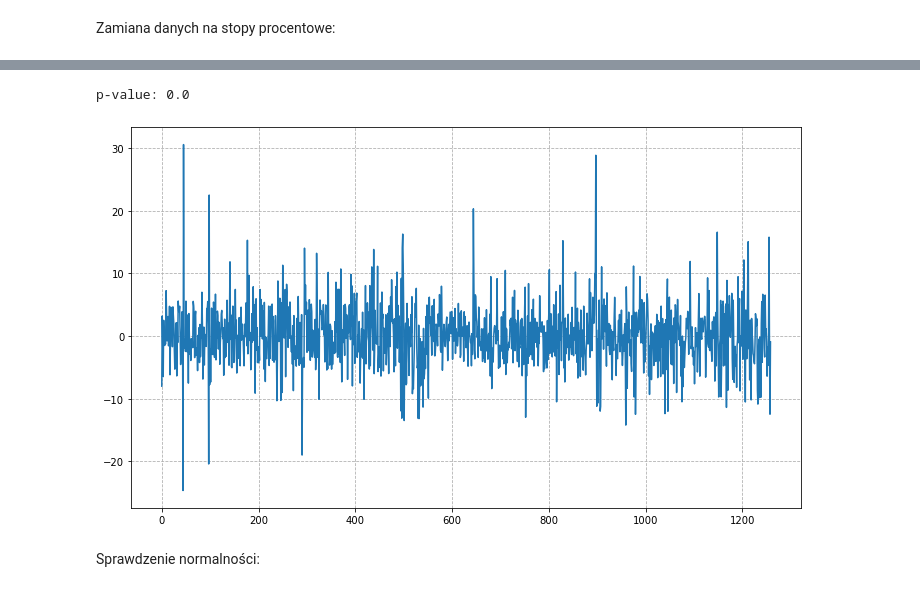
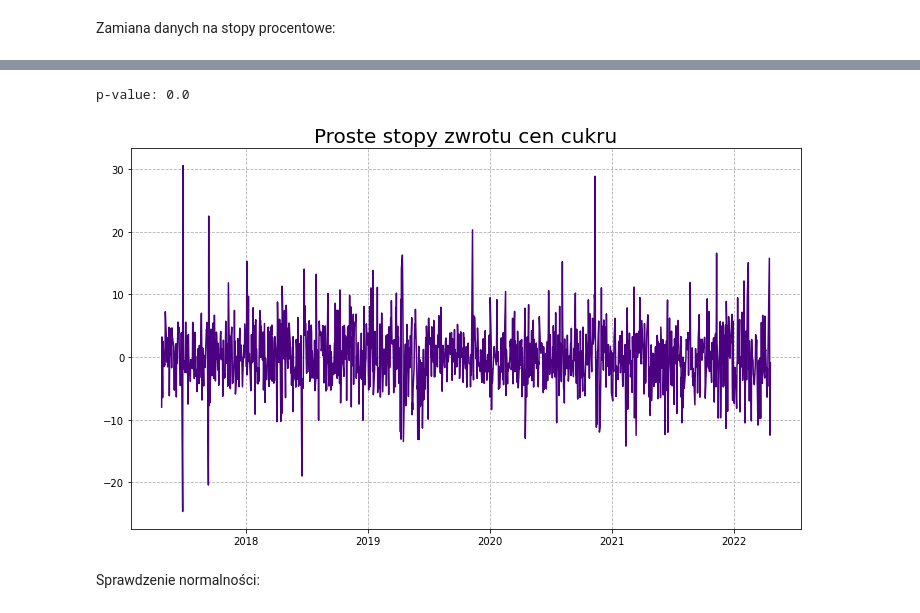
Before and after one commit to KatarzynaTurbanska/enterprise_risk_management, a Jupyter notebook: miary_ryzyka.ipynb, the cells around one changed output, grey strips where cells are left out. Cells and saved outputs as stored; diff of their text form; code cells hidden in the pictures.

```diff
--- a/miary_ryzyka.ipynb
+++ b/miary_ryzyka.ipynb
@@ -15,6 +15,7 @@ warnings.filterwarnings("ignore")
 plt.rcParams["figure.figsize"] = (12,7)
 plt.rcParams['axes.grid'] = True
 plt.rcParams['grid.linestyle'] = "--"
+plt.rcParams['savefig.facecolor']='white'
 # %% [markdown]
 # 1. Analiza jednowymiarowa.
 # %% [markdown]
@@ -91,11 +96,13 @@ p-value: 1.6507126062903223e-23
 # %%
 result = adfuller(sugar_close)
 print('p-value: {}'.format(result[1]))
-plt.plot(sugar_close)
+plt.plot(cocoa['Date'][1:], np.flip(sugar_close,axis=0), color='indigo')
+plt.title("Proste stopy zwrotu cen cukru", fontsize=20)
 plt.show()
+#plt.savefig("sugar_plot")
 # %% [output]
 p-value: 0.0
-[figure, old version]
+[figure, new version]
 # %%
 mu_c = np.mean(cocoa_close)
 sigma_c = np.std(cocoa_close)
```
Also changed, not shown: parts of 16 cells of this notebook, 6 other files.
